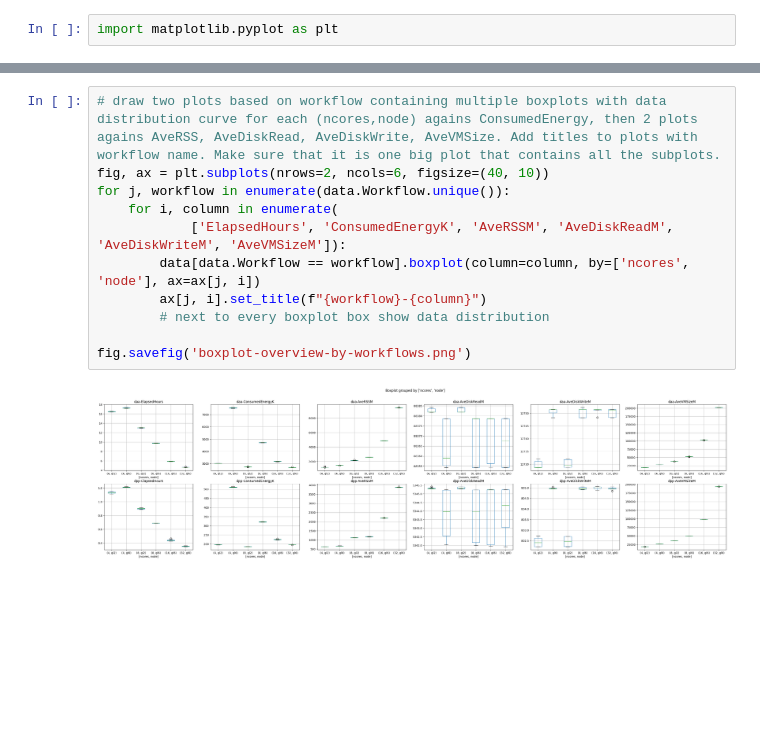
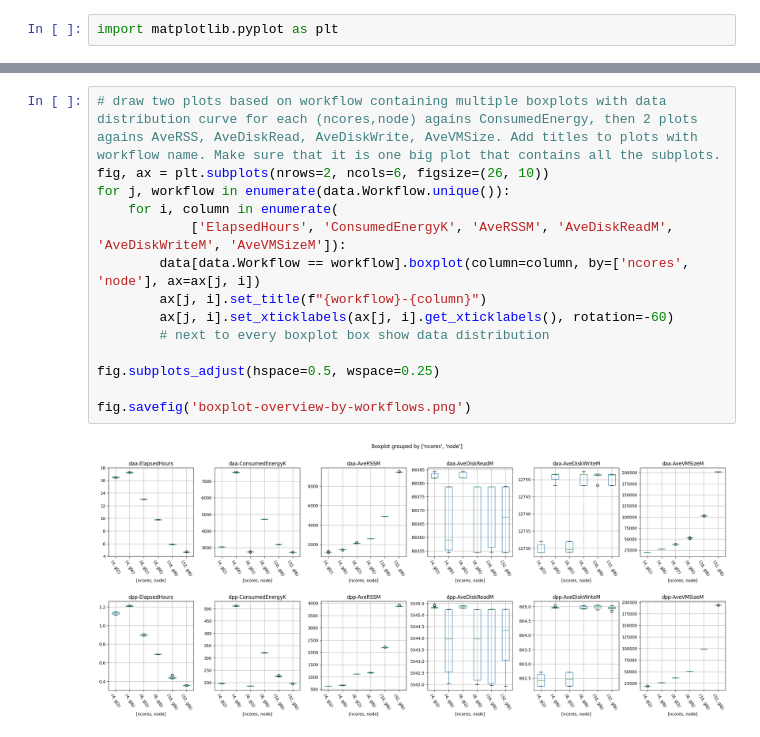
Before and after one commit to dmitrijs-voronovs/haddock-energy-consumption-optimization, a Jupyter notebook: data-analysis/parsing.ipynb, the cells around one changed output, grey strips where cells are left out. Drawn from its saved outputs; the diff is of its cells as text; blank space fills up the shorter version.

Commit message:
Update analysis graphs

```diff
--- a/data-analysis/parsing.ipynb
+++ b/data-analysis/parsing.ipynb
@@ -140,15 +139,18 @@ fig.savefig('boxplot.png')
 [figure]
 # %%
 # draw two plots based on workflow containing multiple boxplots with data distribution curve for each (ncores,node) agains ConsumedEnergy, then 2 plots agains AveRSS, AveDiskRead, AveDiskWrite, AveVMSize. Add titles to plots with workflow name. Make sure that it is one big plot that contains all the subplots.
-fig, ax = plt.subplots(nrows=2, ncols=6, figsize=(40, 10))
+fig, ax = plt.subplots(nrows=2, ncols=6, figsize=(26, 10))
 for j, workflow in enumerate(data.Workflow.unique()):
     for i, column in enumerate(
             ['ElapsedHours', 'ConsumedEnergyK', 'AveRSSM', 'AveDiskReadM', 'AveDiskWriteM', 'AveVMSizeM']):
         data[data.Workflow == workflow].boxplot(column=column, by=['ncores', 'node'], ax=ax[j, i])
         ax[j, i].set_title(f"{workflow}-{column}")
+        ax[j, i].set_xticklabels(ax[j, i].get_xticklabels(), rotation=-60)
         # next to every boxplot box show data distribution
 
+fig.subplots_adjust(hspace=0.5, wspace=0.25)
+
 fig.savefig('boxplot-overview-by-workflows.png')
 # %% [output]
-[figure, old version]
+[figure, new version]
 # %%
```
Also changed, not shown: parts of 2 cells of this notebook, 4 other files.
